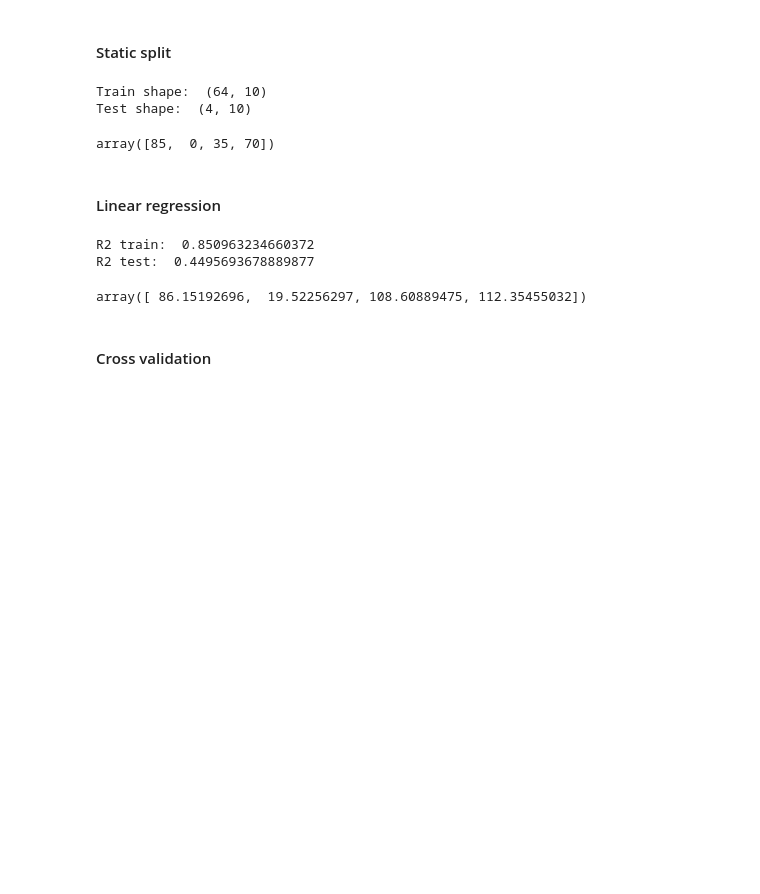
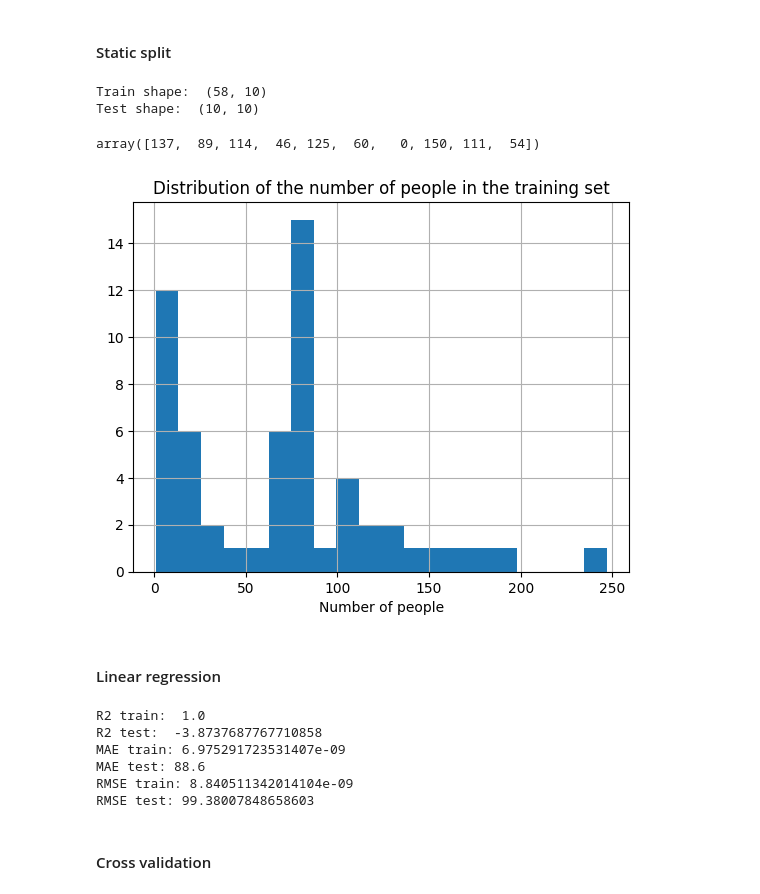
Before and after one commit to WiFiTrackerGroup/WiFiTracker, a Jupyter notebook: notebooks/ml_model.ipynb, the cells around one changed output. Drawn from its saved outputs; the diff is of its cells as text; code cells hidden in the pictures; blank space fills up the shorter version.

Commit message:
plots ml model

```diff
--- a/notebooks/ml_model.ipynb
+++ b/notebooks/ml_model.ipynb
@@ -158,14 +158,22 @@ from sklearn.model_selection import train_test_split
 # %% [markdown]
 #### Static split
 # %%
-X_train, X_test, y_train, y_test = train_test_split(X, y, test_size=0.05)
+X_train, X_test, y_train, y_test = train_test_split(X, y, test_size=0.14)
 print("Train shape: ", X_train.shape)
 print("Test shape: ", X_test.shape)
 y_test
 # %% [output]
-Train shape:  (64, 10)
-Test shape:  (4, 10)
+Train shape:  (58, 10)
+Test shape:  (10, 10)
-array([85,  0, 35, 70])
+array([137,  89, 114,  46, 125,  60,   0, 150, 111,  54])
+# %%
+import matplotlib.pyplot as plt
+plt.title("Distribution of the number of people in the training set")
+plt.hist(y_train, bins=20)
+plt.xlabel("Number of people")
+plt.grid()
+# %% [output]
+[figure, added]
 # %% [markdown]
 #### Linear regression
 # %%
@@ -174,13 +182,20 @@ from sklearn.linear_model import LinearRegression
 lin_reg_model = LinearRegression()
 fitted = lin_reg_model.fit(X_train, y_train)
 # %%
+from sklearn.metrics import mean_absolute_error, root_mean_squared_error
 print("R2 train: ", fitted.score(X_train, y_train))
 print("R2 test: ", fitted.score(X_test, y_test))
-fitted.predict(X_test)
+print("MAE train:", mean_absolute_error(fitted.predict(X_train), y_train))
+print("MAE test:", mean_absolute_error(fitted.predict(X_test), y_test))
+print("RMSE train:", root_mean_squared_error(fitted.predict(X_train), y_train))
+print("RMSE test:", root_mean_squared_error(fitted.predict(X_test), y_test))
 # %% [output]
-R2 train:  0.850963234660372
-R2 test:  0.4495693678889877
+R2 train:  1.0
+R2 test:  -3.8737687767710858
+MAE train: 6.975291723531407e-09
+MAE test: 88.6
+RMSE train: 8.840511342014104e-09
+RMSE test: 99.38007848658603
-array([ 86.15192696,  19.52256297, 108.60889475, 112.35455032])
 # %% [markdown]
 #### Cross validation
 # %%
```
Also changed, not shown: parts of 10 cells of this notebook.
